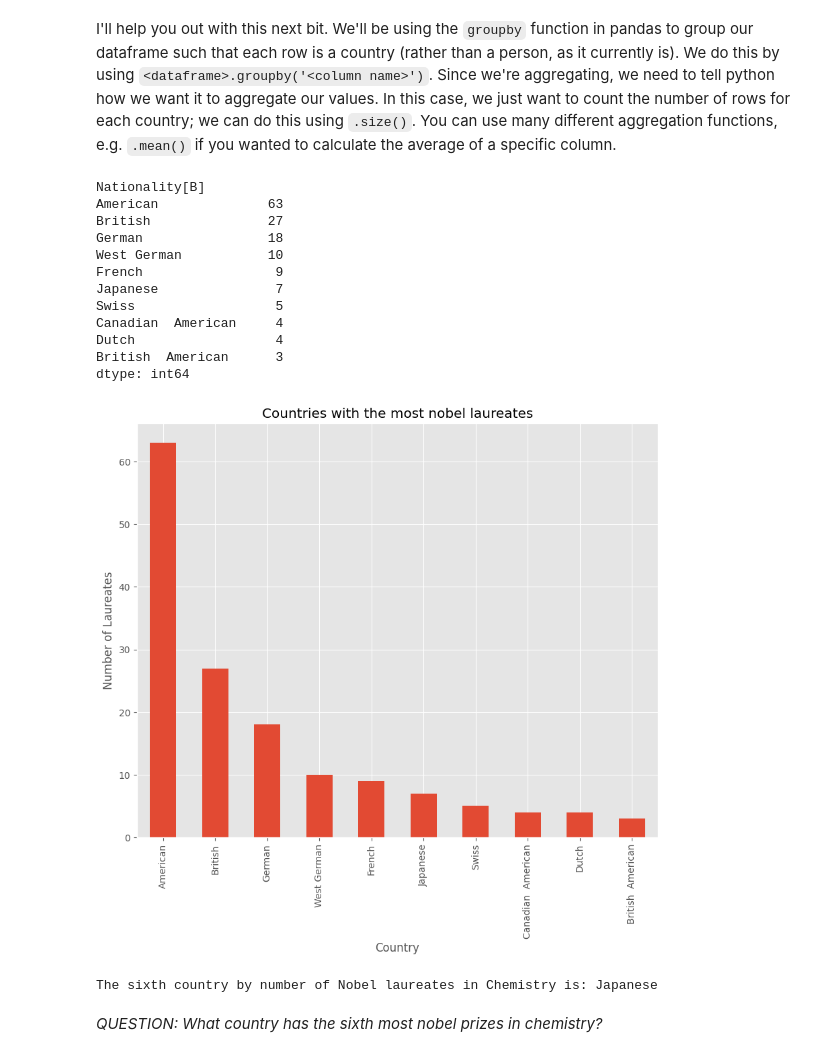
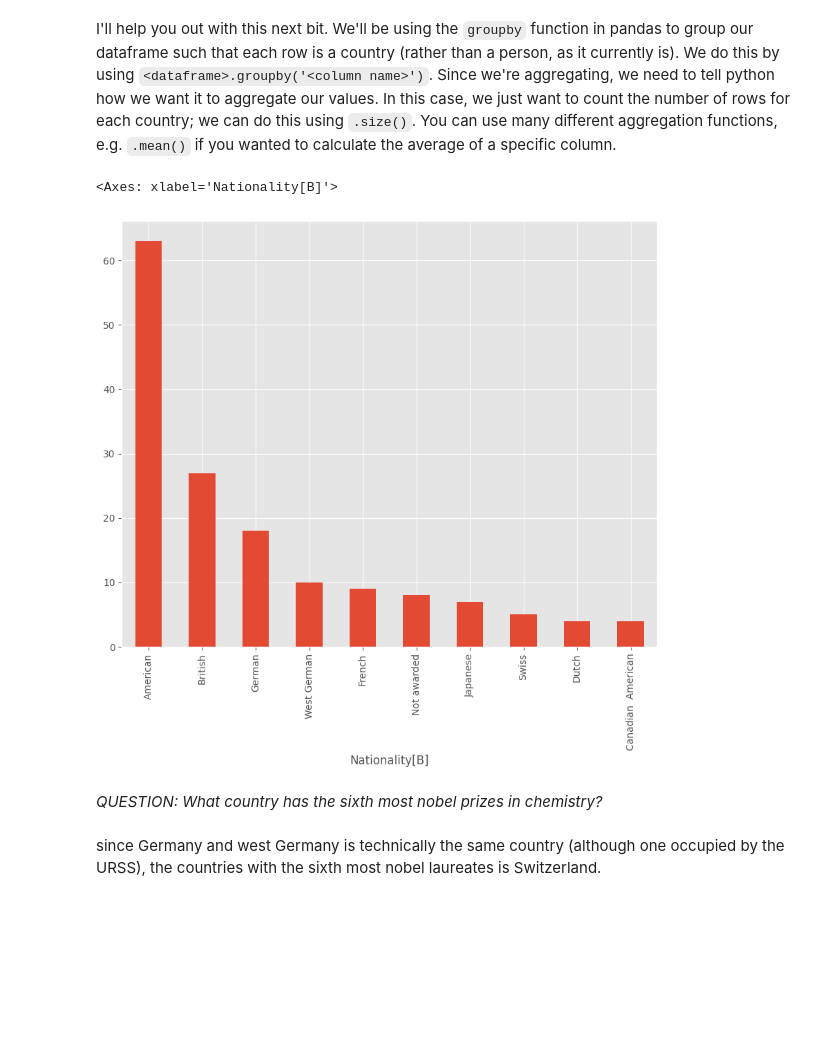
Before and after one commit to dase3131/QM2, a Jupyter notebook: notebooks/W02. Pandas.ipynb, the cells around one changed output. Cells and saved outputs as stored; diff of their text form; code cells hidden in the pictures; blank space fills up the shorter version.

```diff
--- a/notebooks/W02. Pandas.ipynb
+++ b/notebooks/W02. Pandas.ipynb
@@ -449,7 +472,8 @@ And there we have it; a nicely formatted dataframe ready for analysis, straight
 
 Using the following URL https://en.wikipedia.org/wiki/List_of_Nobel_laureates_in_Chemistry create a plot of the top 10 countries in terms of nobel laureates. First, follow the steps below:
 # %%
-import pandas as pd
-nobel_url = 'https://en.wikipedia.org/wiki/List_of_Nobel_laureates_in_Chemistry'
-chem_tables = pd.read_html(nobel_url)
-chem = chem_tables[0]
+url = 'https://en.wikipedia.org/wiki/List_of_Nobel_laureates_in_Chemistry'
+chem_tabels = pandas.read_html(url)
+
+chem = chem_tabels[0]
+chem.head()
@@ -456,31 +487,17 @@ chem = chem_tables[0]
 # %% [markdown]
 I'll help you out with this next bit. We'll be using the `groupby` function in pandas to group our dataframe such that each row is a country (rather than a person, as it currently is). We do this by using `<dataframe>.groupby('<column name>')`. Since we're aggregating, we need to tell python how we want it to aggregate our values. In this case, we just want to count the number of rows for each country; we can do this using `.size()`. You can use many different aggregation functions, e.g. `.mean()` if you wanted to calculate the average of a specific column.
-# %%
-countries = chem[chem['Nationality[B]'] != 'Not awarded'].groupby('Nationality[B]').size()
-top_countries = countries.nlargest(10)
-print(top_countries)
-
-top_countries.plot(kind='bar')
-plt.title('Countries with the most nobel laureates in Chemistry')
-plt.xlabel('Country')
-plt.ylabel('Number of Laureates')
-plt.show()
-sixth = top_countries.index[5]  # Get the sixth country
-print("The sixth country by number of Nobel laureates in Chemistry is:", sixth)
-# %% [output]
-Nationality[B]
-American              63
-British               27
-German                18
-West German           10
-French                 9
-Japanese               7
-Swiss                  5
-Canadian  American     4
-Dutch                  4
-British  American      3
-dtype: int64
-[figure, removed]
-The sixth country by number of Nobel laureates in Chemistry is: Japanese
+# %%
+country = chem.groupby("Nationality[B]").size()
+
+# sorting it in descending order
+country_sorted = country.sort_values(ascending=[False])
+
+# plotting the top 10 countries
+country_sorted.iloc[0:10].plot(kind="bar")
+# %% [output]
+<Axes: xlabel='Nationality[B]'>
+[figure, added]
 # %% [markdown]
 *QUESTION: What country has the sixth most nobel prizes in chemistry?*
+# %% [markdown]
+since Germany and west Germany is technically the same country (although one occupied by the URSS), the countries with the sixth most nobel laureates is Switzerland.
```
Also changed, not shown: parts of 11 cells of this notebook.
